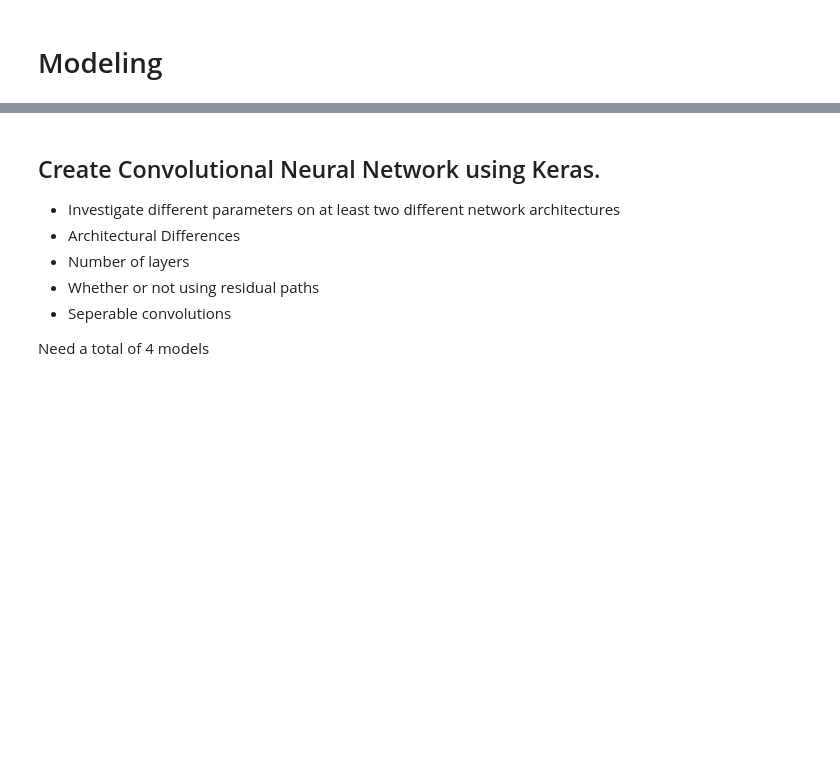
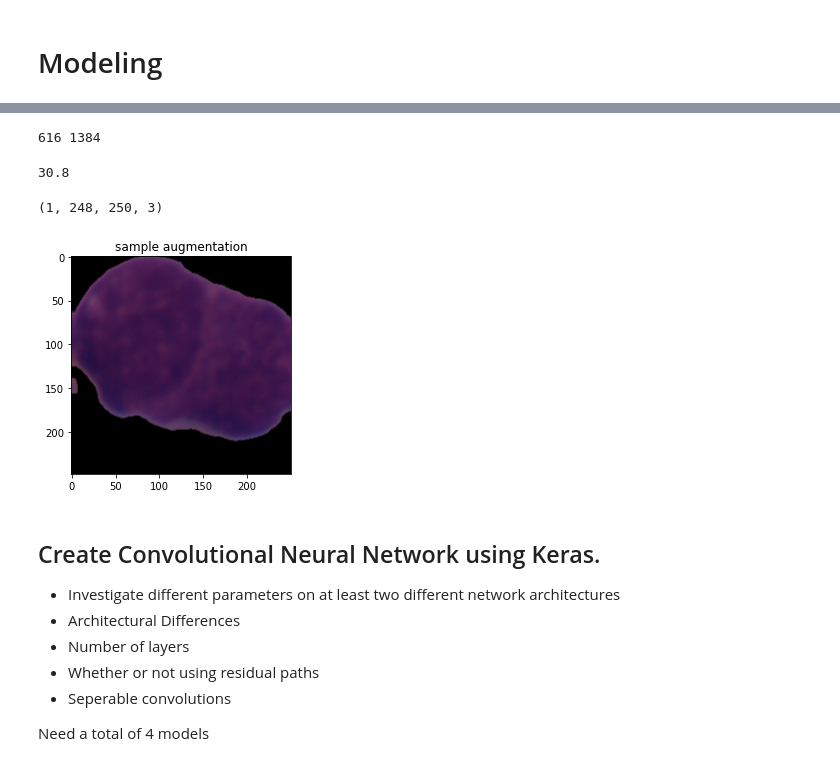
Before and after one commit to nlarsensmu/CNN, a Jupyter notebook: Merged work.ipynb, the cells around one changed output, grey strips where cells are left out. Saved outputs shown, nothing was run; the diff lists cells and outputs as text; code cells hidden in the pictures; blank space fills up the shorter version.

```diff
--- a/Merged work.ipynb
+++ b/Merged work.ipynb
@@ -83,0 +199,5 @@ Wall time: 15 ms
+# %%
+# Split the data
+X_train, X_test, y_train, y_test =\
+    train_test_split(X, y, test_size=0.2, stratify=y)
+X_train.shape
@@ -99,0 +257,22 @@ ____
+# %%
+%%time
+datagen = ImageDataGenerator(
+    featurewise_center=False,
+    samplewise_center=False,
+    featurewise_std_normalization=False,
+    samplewise_std_normalization=False,
+    zca_epsilon= 0.,
+    zca_whitening=False,
+    rotation_range=0, # used, Int. Degree range for random rotations.
+    width_shift_range=0.1, # used, Float (fraction of total width). Range for random horizontal shifts.
+    height_shift_range=0.1, # used,  Float (fraction of total height). Range for random vertical shifts.
+    shear_range=0., # Float. Shear Intensity (Shear angle in counter-clockwise direction as radians)
+    zoom_range=0.,
+    channel_shift_range=0.,
+    fill_mode='nearest',
+    cval=0.,
+    horizontal_flip=True,
+    vertical_flip=True,
+    rescale=None)
+
+datagen.fit(X_train)
@@ -100,3 +281,27 @@ ____
+# %%
+print(len(y[y==0]), len(y[y==1]))
+# %% [output]
+616 1384
+# %%
+ print(len(y[y==0])/(len(y[y==1])+len(y[y==0]))*100)
+# %% [output]
+30.8
+# %%
+tmps = datagen.flow(X[[1,2]], X[[1,2]], batch_size=1)
+
+for tmp in tmps:
+    print(tmp[0].shape)
+    plt.imshow(tmp[0].squeeze().astype(np.uint8))
+    plt.title("sample augmentation")
+    break
+
+
+tmps = None
+
+# This will turn the values into floats, to graph ints are required
+# %% [output]
+(1, 248, 250, 3)
+[figure, added]
 # %% [markdown]
 ## Create Convolutional Neural Network using Keras.
 * Investigate different parameters on at least two different network architectures
```
Also changed, not shown: parts of 32 cells of this notebook.
